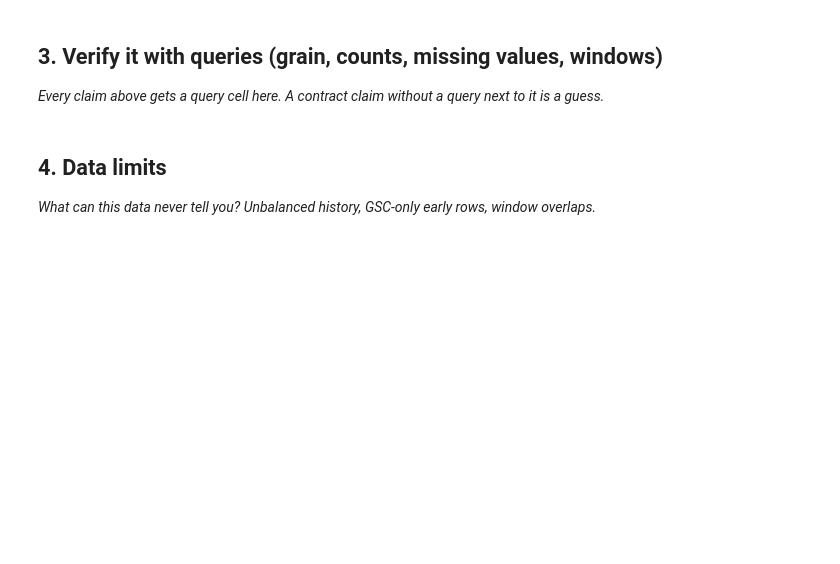
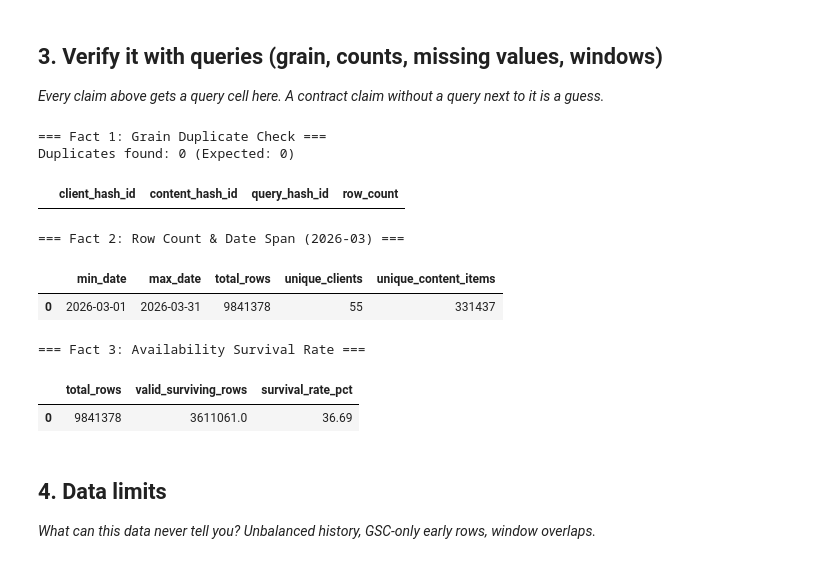
Before and after one commit to meem-5971/FlyRank-ML-, a Jupyter notebook: work/notebooks/w03_data_contract.ipynb, the cells around one changed output. Cells and saved outputs as stored; diff of their text form; code cells hidden in the pictures; blank space fills up the shorter version.

```diff
--- a/work/notebooks/w03_data_contract.ipynb
+++ b/work/notebooks/w03_data_contract.ipynb
@@ -30,3 +66,67 @@ This skeleton is yours to fill. Work the sections **in order** — each one has
+# %%
+# --- Fact 1: Prove Grain Uniqueness ---
+# Query 1: Verify that (client_hash_id, content_hash_id, query_hash_id) uniquely identifies a row
+fact_1_sql = f"""
+SELECT
+    client_hash_id,
+    content_hash_id,
+    query_hash_id,
+    COUNT(*) AS row_count
+FROM read_parquet('{FACT_QUERY}')
+GROUP BY client_hash_id, content_hash_id, query_hash_id
+HAVING COUNT(*) > 1
+LIMIT 10;
+"""
+df_fact_1 = con.sql(fact_1_sql).df()
+print("=== Fact 1: Grain Duplicate Check ===")
+print(f"Duplicates found: {len(df_fact_1)} (Expected: 0)")
+display(df_fact_1)
+
+
+# --- Fact 2: Slice Row Count & Date Span ---
+# Query 2: Prove total row volume and date range for the mid-panel slice
+fact_2_sql = f"""
+SELECT
+    MIN(report_date) AS min_date,
+    MAX(report_date) AS max_date,
+    COUNT(*) AS total_rows,
+    COUNT(DISTINCT client_hash_id) AS unique_clients,
+    COUNT(DISTINCT content_hash_id) AS unique_content_items
+FROM read_parquet('{FACT_DAILY}')
+WHERE month = '2026-03';
+"""
+df_fact_2 = con.sql(fact_2_sql).df()
+print("\n=== Fact 2: Row Count & Date Span (2026-03) ===")
+display(df_fact_2)
+
+
+# --- Fact 3: Availability Filtering ---
+# Query 3: Apply IS TRUE filter on valid record flags (using gsc_impressions and gsc_clicks)
+fact_3_sql = f"""
+SELECT
+    COUNT(*) AS total_rows,
+    SUM(CASE WHEN is_valid IS TRUE THEN 1 ELSE 0 END) AS valid_surviving_rows,
+    ROUND((SUM(CASE WHEN is_valid IS TRUE THEN 1 ELSE 0 END) * 100.0 / COUNT(*)), 2) AS survival_rate_pct
+FROM (
+    SELECT
+        (gsc_impressions > 0 AND gsc_clicks >= 0) AS is_valid
+    FROM read_parquet('{FACT_DAILY}')
+    WHERE month = '2026-03'
+);
+"""
+df_fact_3 = con.sql(fact_3_sql).df()
+print("\n=== Fact 3: Availability Survival Rate ===")
+display(df_fact_3)
+# %% [output]
+=== Fact 1: Grain Duplicate Check ===
+Duplicates found: 0 (Expected: 0)
+|  | client_hash_id | content_hash_id | query_hash_id | row_count |
+=== Fact 2: Row Count & Date Span (2026-03) ===
+|  | min_date | max_date | total_rows | unique_clients | unique_content_items |
+| 0 | 2026-03-01 | 2026-03-31 | 9841378 | 55 | 331437 |
+=== Fact 3: Availability Survival Rate ===
+|  | total_rows | valid_surviving_rows | survival_rate_pct |
+| 0 | 9841378 | 3611061.0 | 36.69 |
 # %% [markdown]
 ## 4. Data limits
 
```
Also changed, not shown: parts of 7 cells of this notebook.
